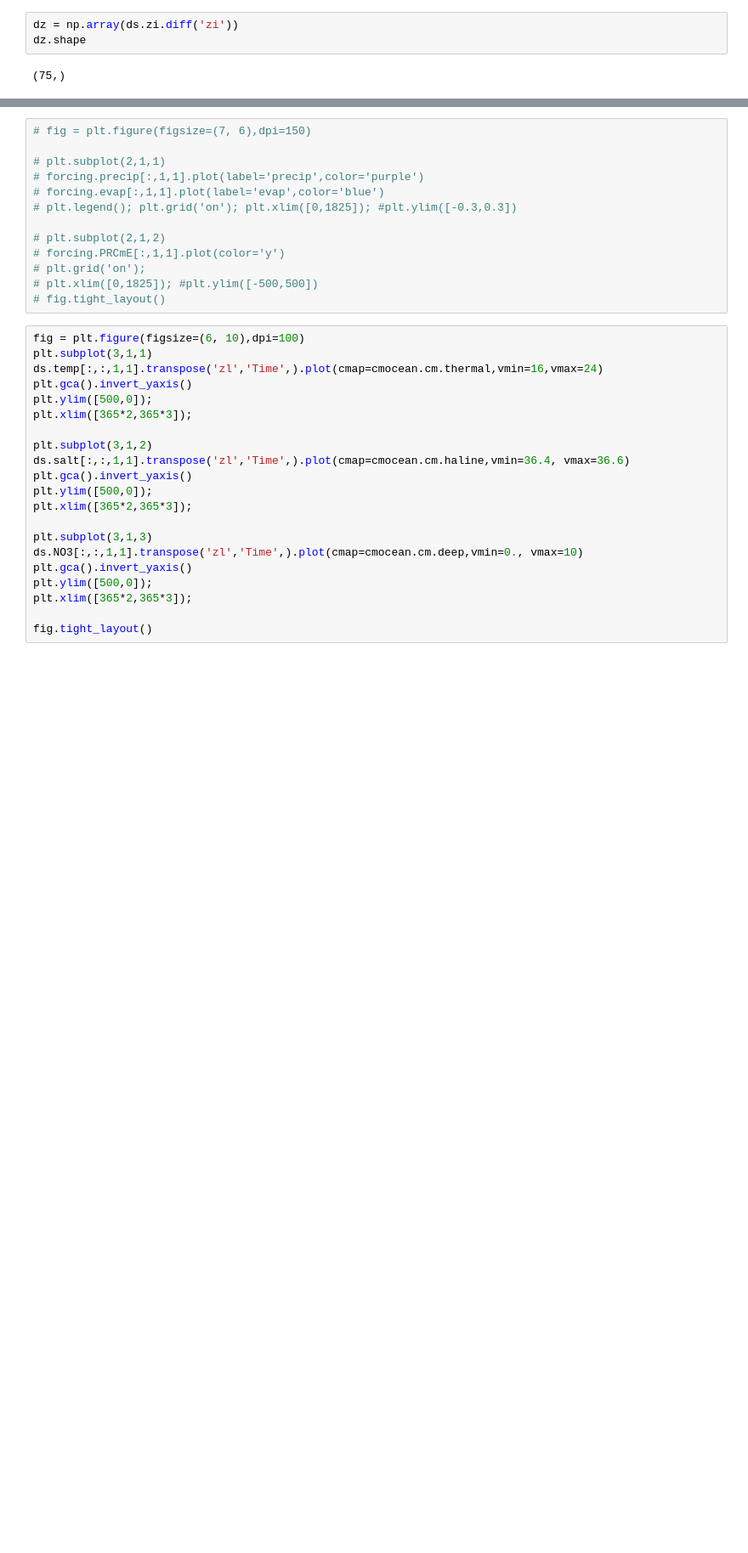
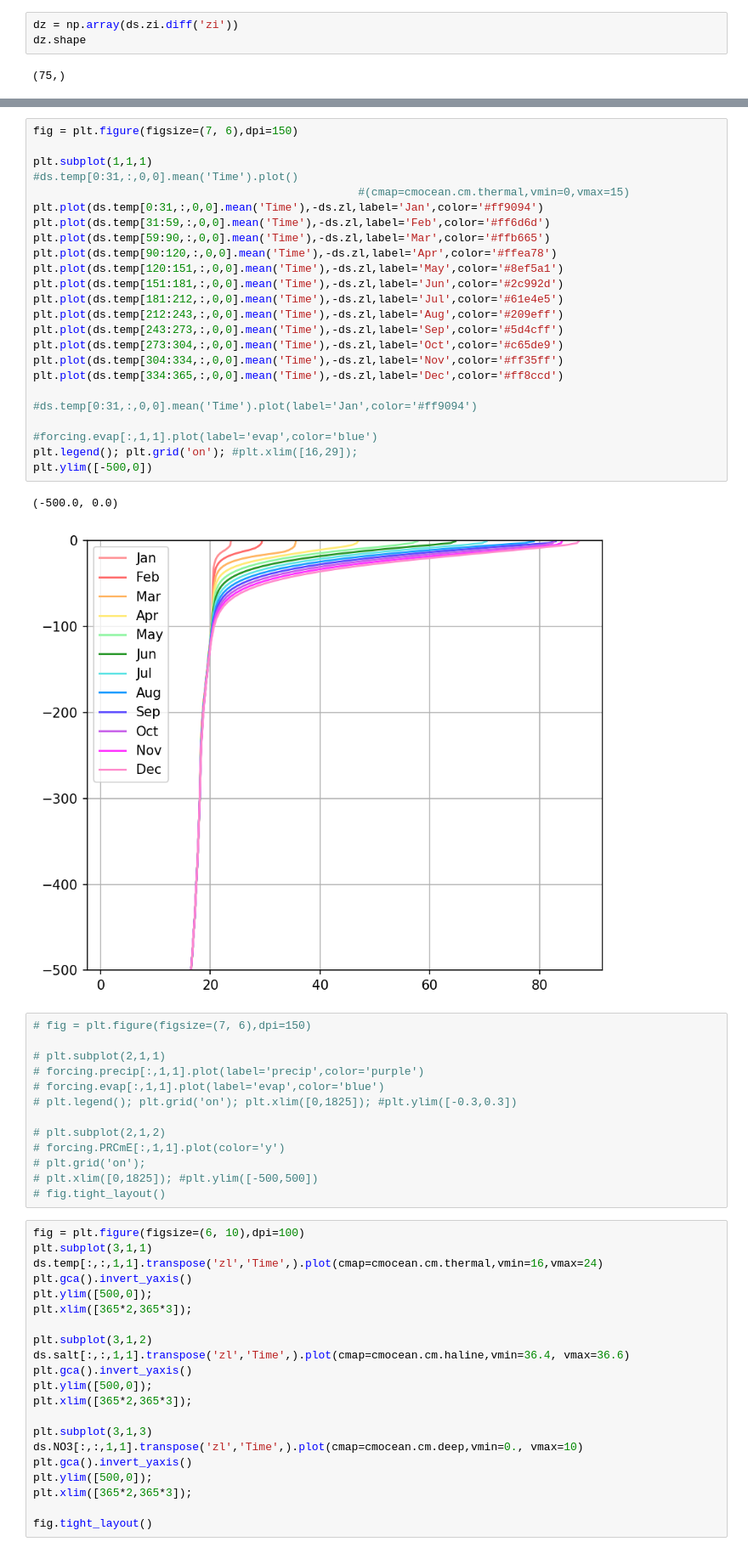
Before and after one commit to ElizabethYankovsky/MARBL_notebooks, a Jupyter notebook: Basic_analysis.ipynb, the cells around one changed output, grey strips where cells are left out. Shown: that part at 85% size. Drawn from its saved outputs; the diff is of its cells as text; blank space fills up the shorter version.

```diff
--- a/Basic_analysis.ipynb
+++ b/Basic_analysis.ipynb
@@ -62,3 +109,30 @@ fig.tight_layout()
+# %%
+fig = plt.figure(figsize=(7, 6),dpi=150)
+
+plt.subplot(1,1,1)
+#ds.temp[0:31,:,0,0].mean('Time').plot()
+                                                 #(cmap=cmocean.cm.thermal,vmin=0,vmax=15)
+plt.plot(ds.temp[0:31,:,0,0].mean('Time'),-ds.zl,label='Jan',color='#ff9094')
+plt.plot(ds.temp[31:59,:,0,0].mean('Time'),-ds.zl,label='Feb',color='#ff6d6d')
+plt.plot(ds.temp[59:90,:,0,0].mean('Time'),-ds.zl,label='Mar',color='#ffb665')
+plt.plot(ds.temp[90:120,:,0,0].mean('Time'),-ds.zl,label='Apr',color='#ffea78')
+plt.plot(ds.temp[120:151,:,0,0].mean('Time'),-ds.zl,label='May',color='#8ef5a1')
+plt.plot(ds.temp[151:181,:,0,0].mean('Time'),-ds.zl,label='Jun',color='#2c992d')
+plt.plot(ds.temp[181:212,:,0,0].mean('Time'),-ds.zl,label='Jul',color='#61e4e5')
+plt.plot(ds.temp[212:243,:,0,0].mean('Time'),-ds.zl,label='Aug',color='#209eff')
+plt.plot(ds.temp[243:273,:,0,0].mean('Time'),-ds.zl,label='Sep',color='#5d4cff')
+plt.plot(ds.temp[273:304,:,0,0].mean('Time'),-ds.zl,label='Oct',color='#c65de9')
+plt.plot(ds.temp[304:334,:,0,0].mean('Time'),-ds.zl,label='Nov',color='#ff35ff')
+plt.plot(ds.temp[334:365,:,0,0].mean('Time'),-ds.zl,label='Dec',color='#ff8ccd')
+
+#ds.temp[0:31,:,0,0].mean('Time').plot(label='Jan',color='#ff9094')
+
+#forcing.evap[:,1,1].plot(label='evap',color='blue')
+plt.legend(); plt.grid('on'); #plt.xlim([16,29]);
+plt.ylim([-500,0])
+# %% [output]
+(-500.0, 0.0)
+[figure, added]
 # %%
 # fig = plt.figure(figsize=(7, 6),dpi=150)
 
```
Also changed, not shown: parts of 16 cells of this notebook, 1 other file.
